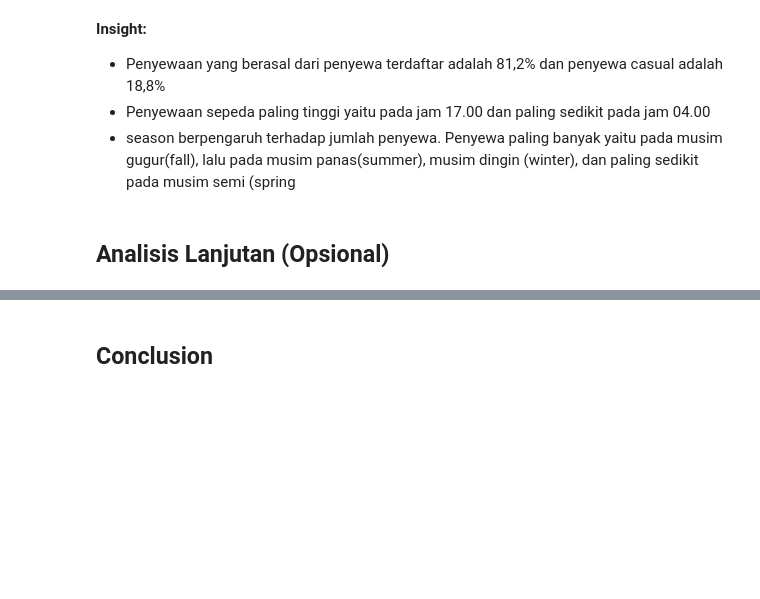
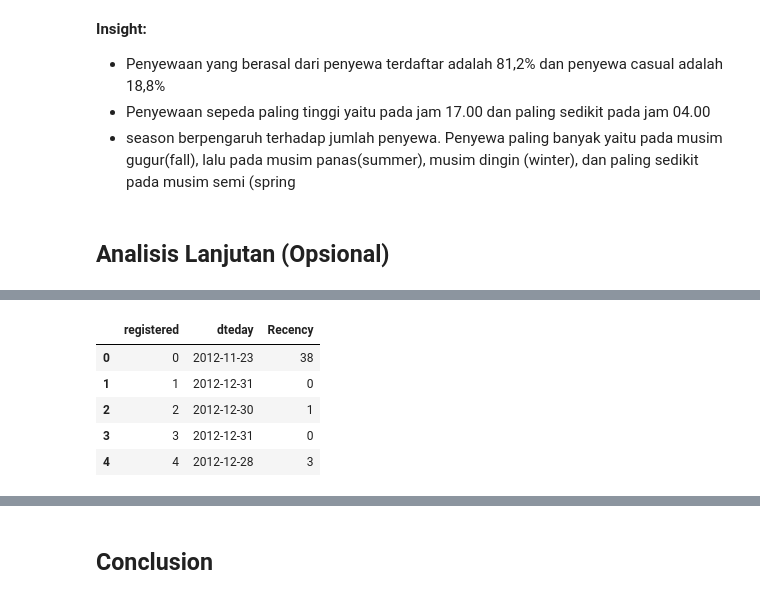
Before and after one commit to arfahhamidah/submission, a Jupyter notebook: notebook.ipynb, the cells around one changed output, grey strips where cells are left out. Drawn from its saved outputs; the diff is of its cells as text; code cells hidden in the pictures; blank space fills up the shorter version.

```diff
--- a/notebook.ipynb
+++ b/notebook.ipynb
@@ -522,0 +497,15 @@ Berdasarkan gambar di atas, pengguna lebih banyak menggunakan sepeda pada hari R
+# %%
+
+df_recency = hour_df.groupby(by='registered', as_index=False)['dteday'].max()
+recent_date = hour_df['dteday'].max()
+df_recency['Recency'] = df_recency['dteday'].apply(
+    lambda x: (recent_date - x).days
+)
+df_recency.head()
+# %% [output]
+|  | registered | dteday | Recency |
+| 0 | 0 | 2012-11-23 | 38 |
+| 1 | 1 | 2012-12-31 | 0 |
+| 2 | 2 | 2012-12-30 | 1 |
+| 3 | 3 | 2012-12-31 | 0 |
+| 4 | 4 | 2012-12-28 | 3 |
```
Also changed, not shown: parts of 17 cells of this notebook, 2 other files.
